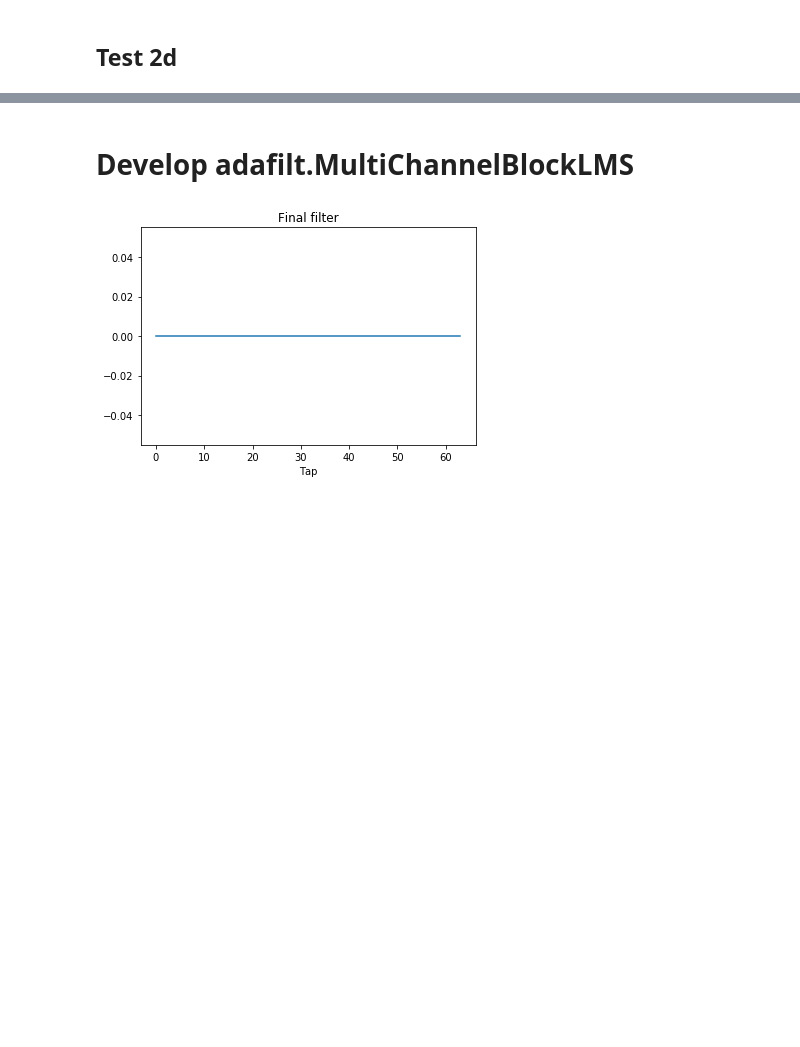
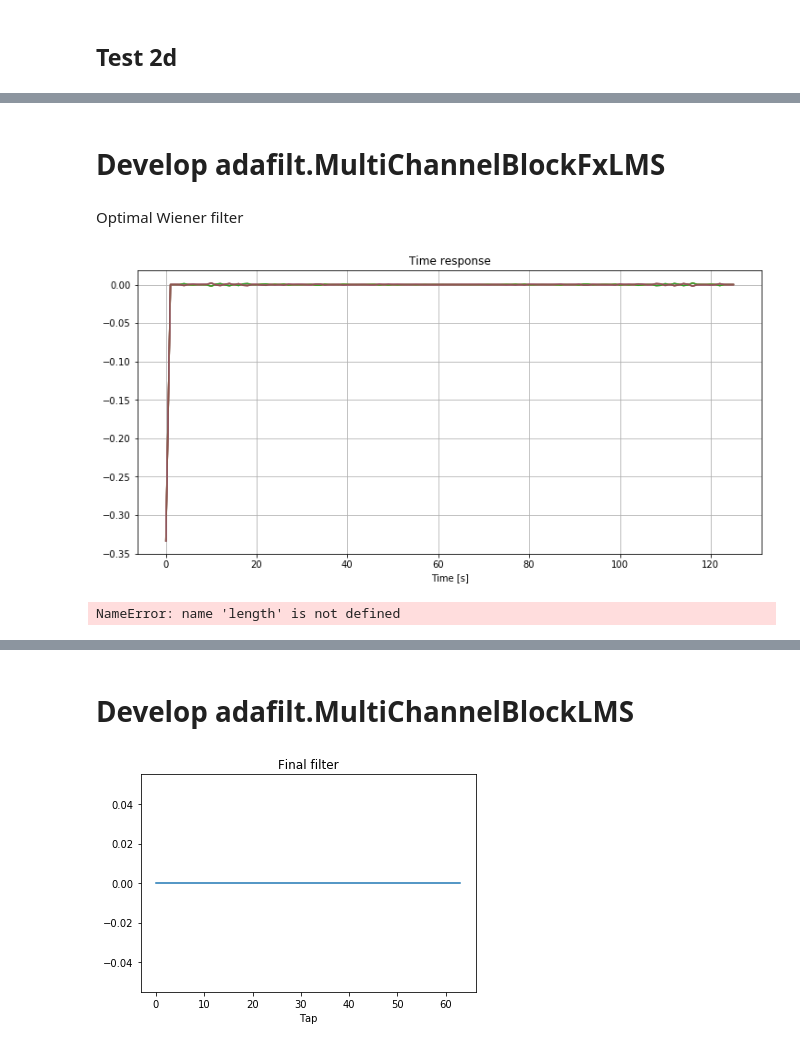
Before and after one commit to fhchl/adafilt, a Jupyter notebook: examples/test_adafilt.ipynb, the cells around one changed output, grey strips where cells are left out. Saved outputs shown, nothing was run; the diff lists cells and outputs as text; code cells hidden in the pictures; blank space fills up the shorter version.

```diff
--- a/examples/test_adafilt.ipynb
+++ b/examples/test_adafilt.ipynb
@@ -632,0 +582,60 @@ Response.from_freq(1, Wsigcon[:nfilt].T).plot(use_fig=fig, flim=(1e-2, 0.5), lab
+# %% [markdown]
+# Develop adafilt.MultiChannelBlockFxLMS
+# %%
+%load_ext blackcellmagic
+%load_ext autoreload
+%autoreload 2
+
+import numpy as np
+import matplotlib.pyplot as plt
+from adafilt import MultiChannelBlockFxLMS
+from adafilt.utils import olafilt
+from adafilt.optimal import multi_channel_wiener_filter
+from response import Response
+
+n = 16
+Nin = 2
+Nout = 3
+Nsens = 4
+
+# primary path
+h_pri = np.zeros((n, Nsens))
+h_pri[0] = 1
+
+# secondary path
+h_sec = np.zeros((n, Nsens, Nout))
+h_sec[0] = 1
+
+# signal
+x = np.random.normal(size=(2**18, Nin))
+d = olafilt(h_pri, x)
+# %% [markdown]
+Optimal Wiener filter
+# %%
+nfilt = 4 * n
+wiener = multi_channel_wiener_filter(x, d, nfilt, h_sec, constrained=False)
+
+Response.from_freq(1, wiener[:nfilt+1].T).plot_time();
+# %% [output]
+[figure, added]
+# %%
+zifilt = np.zeros((2 * length - 1, 1))
+for i in range(n_buffers):
+
+    x = np.random.normal(size=(blocklength, Nin))
+    d = primary_path(x)
+
+    y, zifilt = olafilt(w, x, zi=self.zifilt, squeeze=False)
+
+    # adapt filter
+    filt.adapt(x, e)
+
+    u = secondary_path(y)
+    e = d - u
+
+    xlog.append(x)
+    elog.append(e)
+    ylog.append(y.copy())
+    wslog.append(filt.w)
+# %% [output]
+NameError: name 'length' is not defined
```
Also changed, not shown: parts of 24 cells of this notebook, 2 other files.
